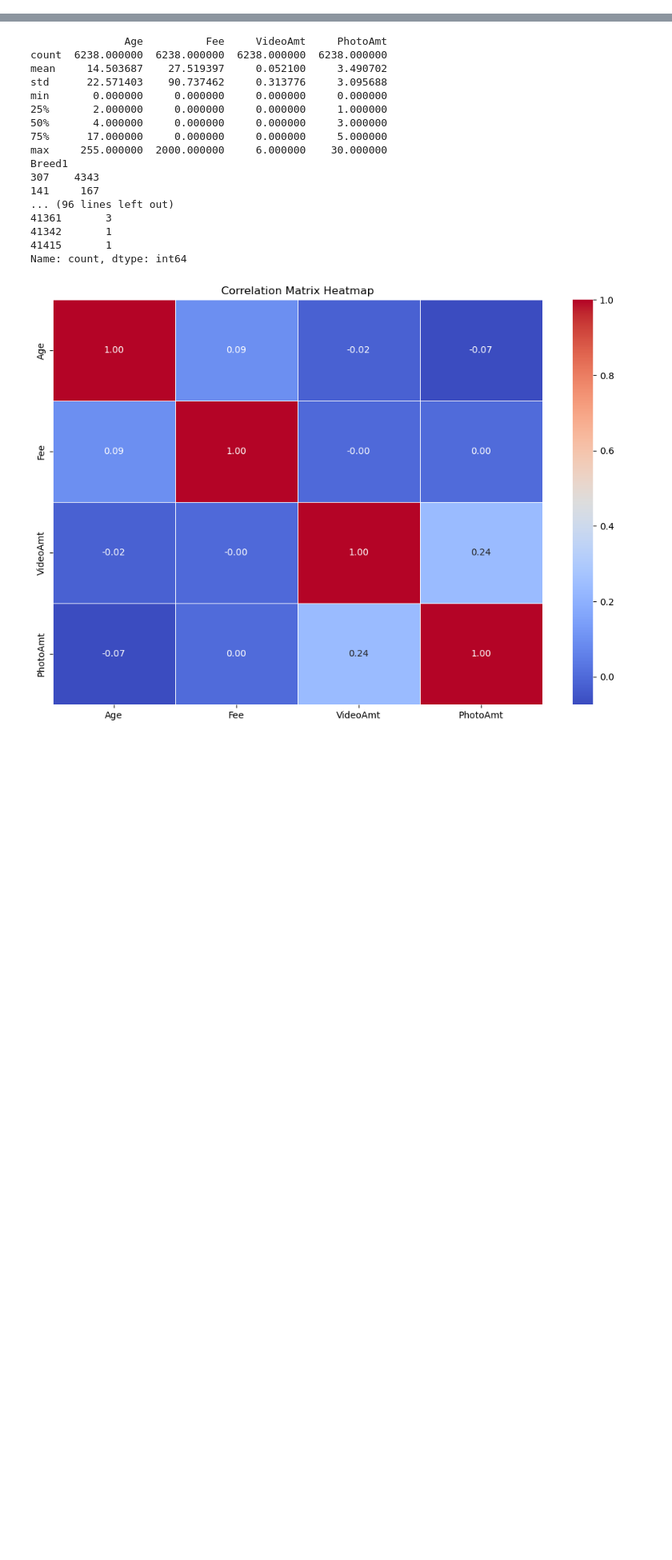
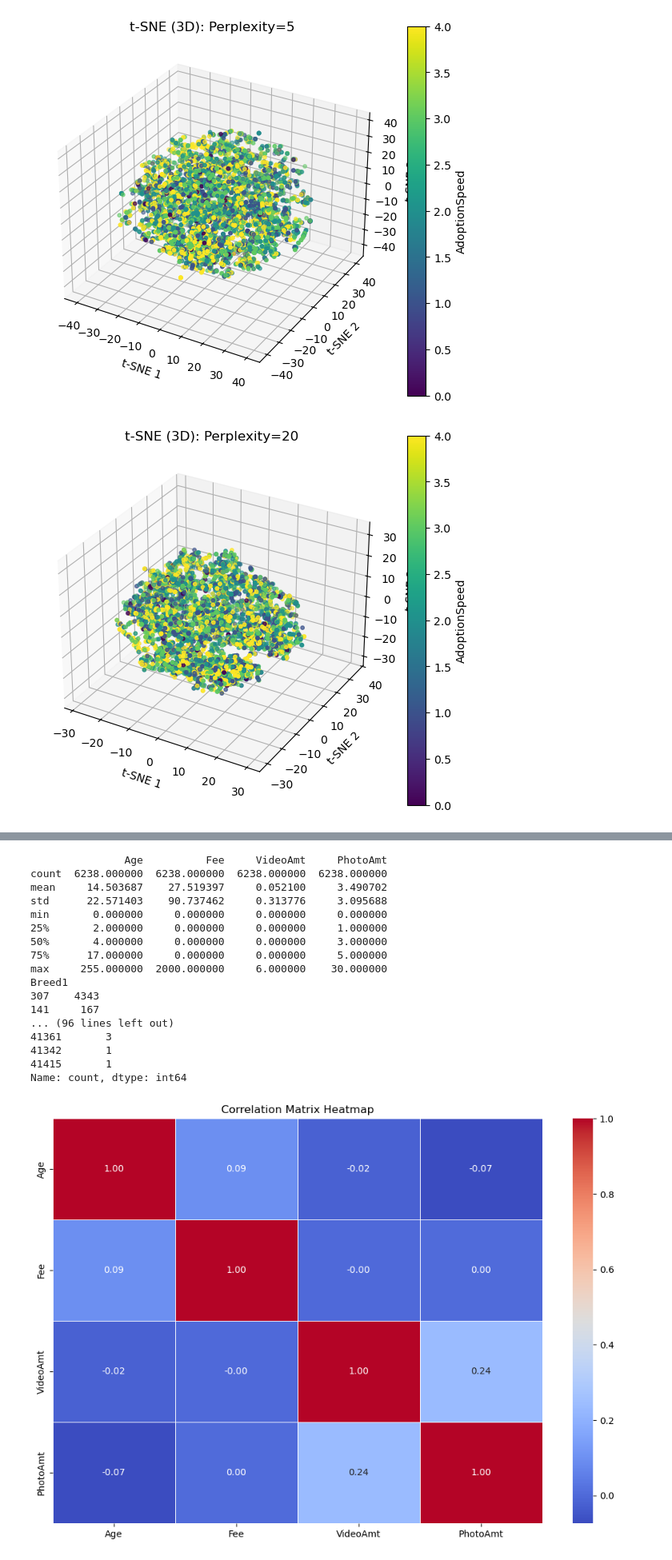
Before and after one commit to skolten27/486FinalProject, a Jupyter notebook: eda.ipynb, the cells around one changed output, grey strips where cells are left out. Shown at 80% size. Drawn from its saved outputs; the diff is of its cells as text; code cells hidden in the pictures; blank space fills up the shorter version.

```diff
--- a/eda.ipynb
+++ b/eda.ipynb
@@ -29,0 +328,8 @@ X_train, X_test, y_train, y_test = train_test_split(X_transformed, y, test_size=
+# %%
+##Show the most important features in the RF
+importances_rf = best_rf_model.feature_importances_
+importances_rf = importances_rf / importances_rf.sum()  # Normalize the importances
+indices_rf = importances_rf.argsort()[::-1]  # Sort the indices in descending order
+print("Feature ranking (Random Forest):")
+for f in range(X_train.shape[1]):
+    print(f"{f + 1}. feature {X_train.columns[indices_rf[f]]} ({importances_rf[indices_rf[f]]:.4f})")
@@ -29,0 +455,36 @@ X_train, X_test, y_train, y_test = train_test_split(X_transformed, y, test_size=
+# %%
+import matplotlib.pyplot as plt
+from mpl_toolkits.mplot3d import Axes3D  # Needed for 3D projection
+import seaborn as sns
+from sklearn.manifold import TSNE
+
+def try_tsne(perplexity, n_components):
+    tsne = TSNE(n_components=n_components, perplexity=perplexity, random_state=42)
+    X_tsne = tsne.fit_transform(X_transformed)
+
+    if n_components == 3:
+        fig = plt.figure(figsize=(7, 6))
+        ax = fig.add_subplot(111, projection='3d')
+        scatter = ax.scatter(X_tsne[:, 0], X_tsne[:, 1], X_tsne[:, 2],
+                             c=y, cmap='viridis', s=10)
+        ax.set_xlabel("t-SNE 1")
+        ax.set_ylabel("t-SNE 2")
+        ax.set_zlabel("t-SNE 3")
+        plt.title(f't-SNE (3D): Perplexity={perplexity}')
+        plt.colorbar(scatter, label='AdoptionSpeed')
+        plt.show()
+    else:
+        plt.figure(figsize=(6, 5))
+        sns.scatterplot(x=X_tsne[:, 0], y=X_tsne[:, 1], hue=y, palette='viridis', s=10, legend='full')
+        plt.title(f't-SNE: Perplexity={perplexity}, Components={n_components}')
+        plt.xlabel("t-SNE 1")
+        plt.ylabel("t-SNE 2")
+        plt.legend(title='AdoptionSpeed', loc='best')
+        plt.show()
+
+# Try different perplexities (3D only example)
+for p in [5, 20, 30, 40, 50]:
+    try_tsne(perplexity=p, n_components=3)
+# %% [output]
+[figure, added]
+[figure, added]
```
Also changed, not shown: parts of 13 cells of this notebook.
